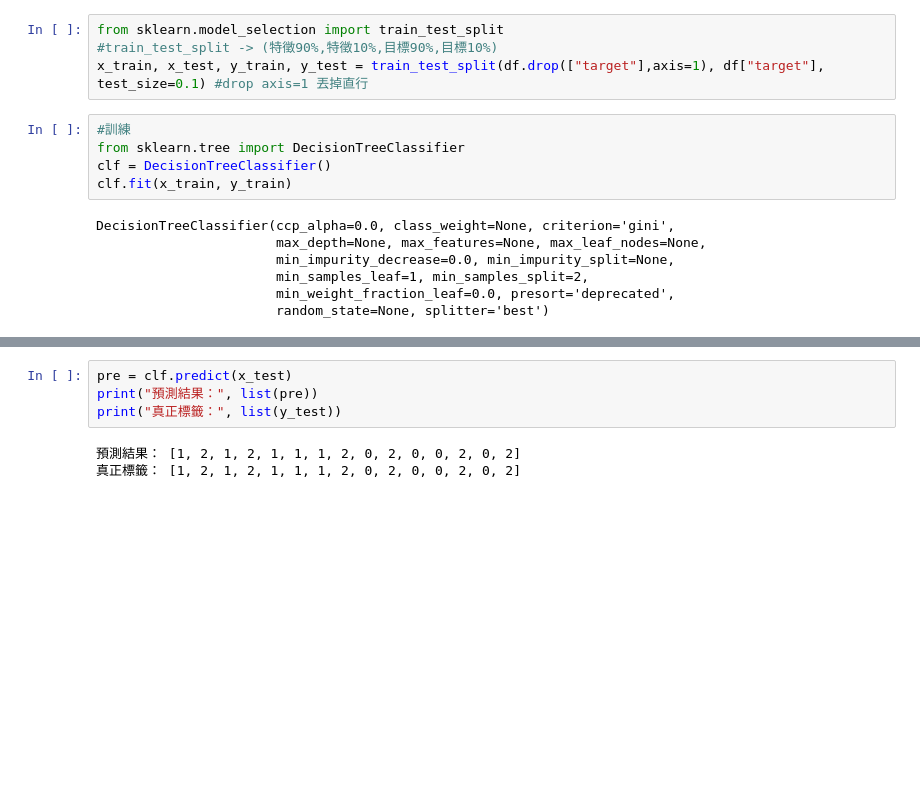
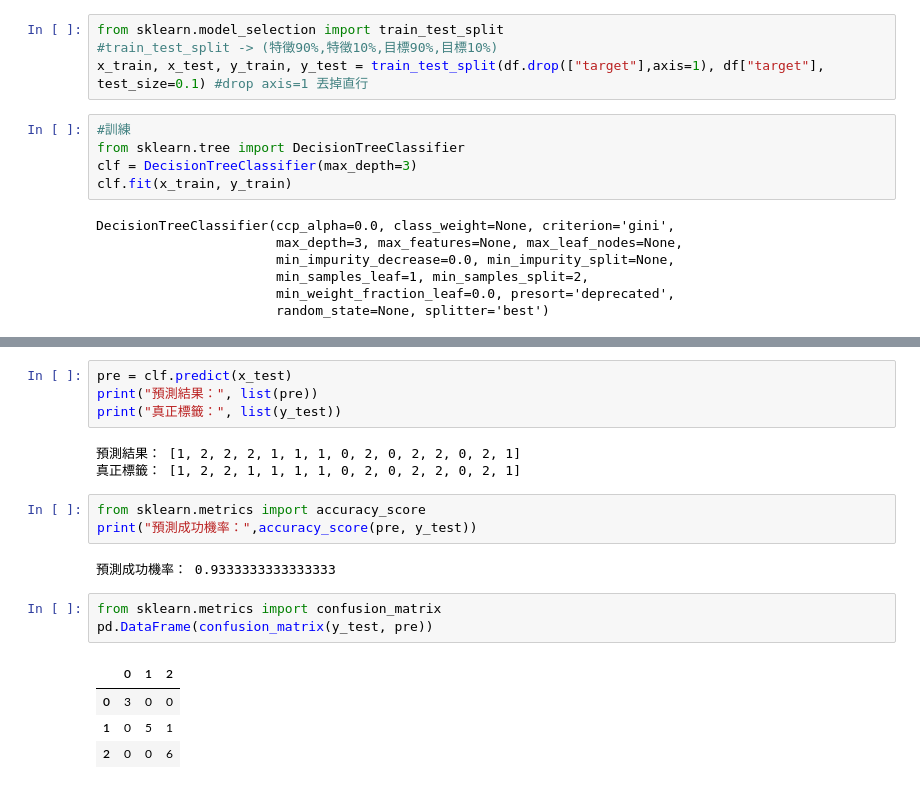
Before and after one commit to yufang934/ML_practice, a Jupyter notebook: ClassificationTree.ipynb, the cells around one changed output, grey strips where cells are left out. Drawn from its saved outputs; the diff is of its cells as text; blank space fills up the shorter version.

```diff
--- a/ClassificationTree.ipynb
+++ b/ClassificationTree.ipynb
@@ -54,11 +72,11 @@ x_train, x_test, y_train, y_test = train_test_split(df.drop(["target"],axis=1),
 # %%
 #訓練
 from sklearn.tree import DecisionTreeClassifier
-clf = DecisionTreeClassifier()
+clf = DecisionTreeClassifier(max_depth=3)
 clf.fit(x_train, y_train)
 # %% [output]
 DecisionTreeClassifier(ccp_alpha=0.0, class_weight=None, criterion='gini',
-                       max_depth=None, max_features=None, max_leaf_nodes=None,
+                       max_depth=3, max_features=None, max_leaf_nodes=None,
                        min_impurity_decrease=0.0, min_impurity_split=None,
                        min_samples_leaf=1, min_samples_split=2,
                        min_weight_fraction_leaf=0.0, presort='deprecated',
@@ -78,5 +96,18 @@ pre = clf.predict(x_test)
 print("預測結果：", list(pre))
 print("真正標籤：", list(y_test))
 # %% [output]
-預測結果： [1, 2, 1, 2, 1, 1, 1, 2, 0, 2, 0, 0, 2, 0, 2]
-真正標籤： [1, 2, 1, 2, 1, 1, 1, 2, 0, 2, 0, 0, 2, 0, 2]
+預測結果： [1, 2, 2, 2, 1, 1, 1, 0, 2, 0, 2, 2, 0, 2, 1]
+真正標籤： [1, 2, 2, 1, 1, 1, 1, 0, 2, 0, 2, 2, 0, 2, 1]
+# %%
+from sklearn.metrics import accuracy_score
+print("預測成功機率：",accuracy_score(pre, y_test))
+# %% [output]
+預測成功機率： 0.9333333333333333
+# %%
+from sklearn.metrics import confusion_matrix
+pd.DataFrame(confusion_matrix(y_test, pre))
+# %% [output]
+|  | 0 | 1 | 2 |
+| 0 | 3 | 0 | 0 |
+| 1 | 0 | 5 | 1 |
+| 2 | 0 | 0 | 6 |
```
Also changed, not shown: parts of 1 cell of this notebook.
